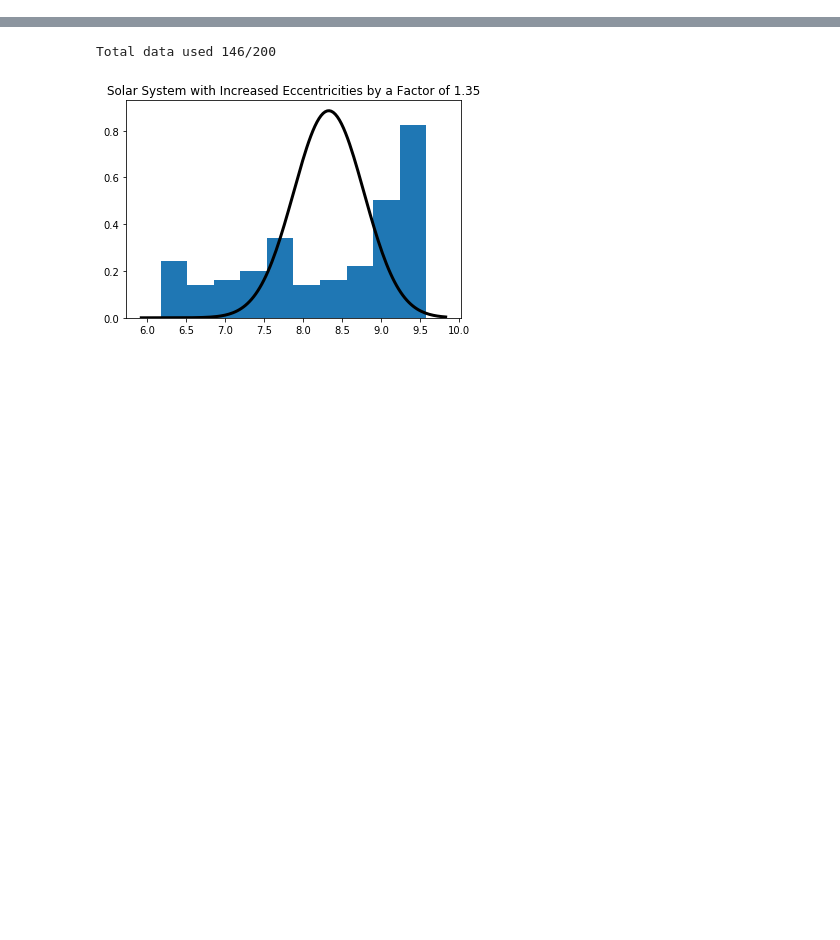
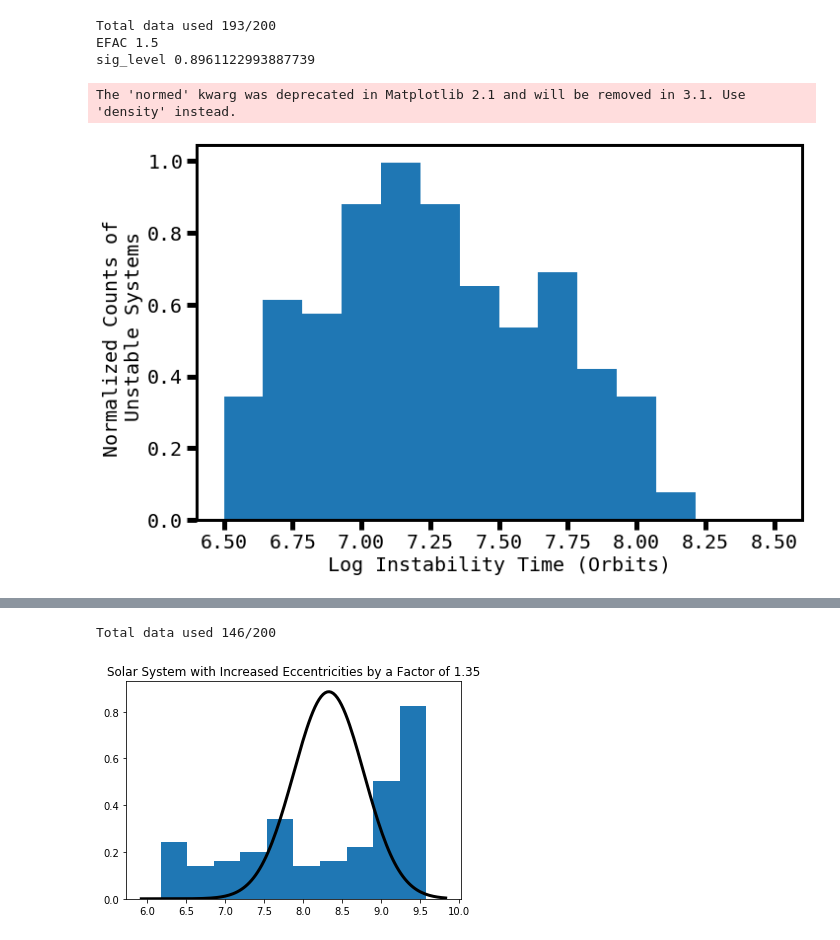
Before and after one commit to Naireen/MLstability, a Jupyter notebook: Analysis/Solar/NonExistentPeaks.ipynb, the cells around one changed output, grey strips where cells are left out. Drawn from its saved outputs; the diff is of its cells as text; code cells hidden in the pictures; blank space fills up the shorter version.

```diff
--- a/Analysis/Solar/NonExistentPeaks.ipynb
+++ b/Analysis/Solar/NonExistentPeaks.ipynb
@@ -67,2 +70,23 @@ sig_level 0.9131580197576364
+# %%
+plt.rc('lines', linewidth=3)
+plt.rc('font', size = 20, family = 'monospace')
+# plt.rc('font', size=48, family='serif', weight=500)
+plt.rc('mathtext', fontset = 'dejavuserif')
+plt.rc('axes', linewidth=3)
+plt.rc('patch', linewidth=3)
+plt.rc('xtick.major', width=5, size=10)
+plt.rc('xtick.minor', width=4, size=10)
+plt.rc('ytick.major', width=5, size=10)
+plt.rc('ytick.minor', width=4, size=10)
+
+
+bins = np.linspace(6.5, 8.5, 15)
+plot_dists(1.5, bins = bins, stat_tests=True)
+# %% [output]
+Total data used 193/200
+EFAC 1.5
+sig_level 0.8961122993887739
+The 'normed' kwarg was deprecated in Matplotlib 2.1 and will be removed in 3.1. Use 'density' instead.
+[figure, added]
 # %%
 # here its clear that the gaussian is a very poor fit!
```
Also changed, not shown: parts of 3 cells of this notebook, 1 other file.
